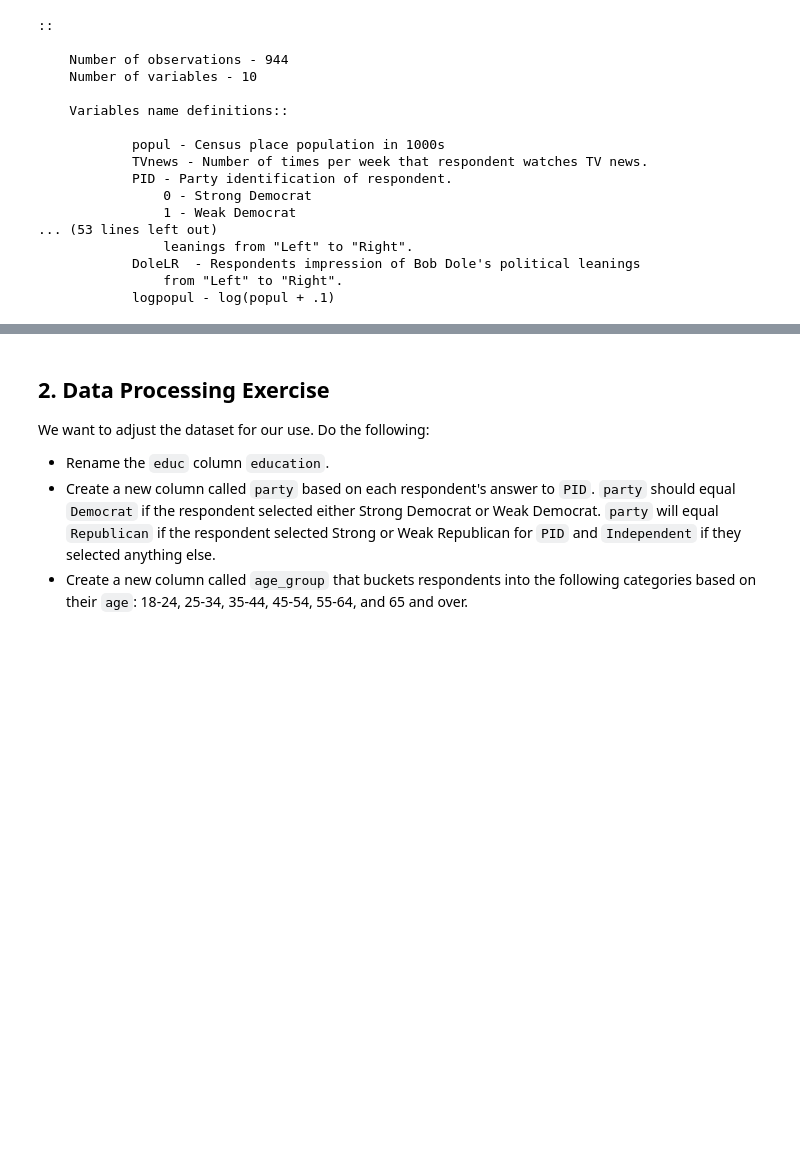
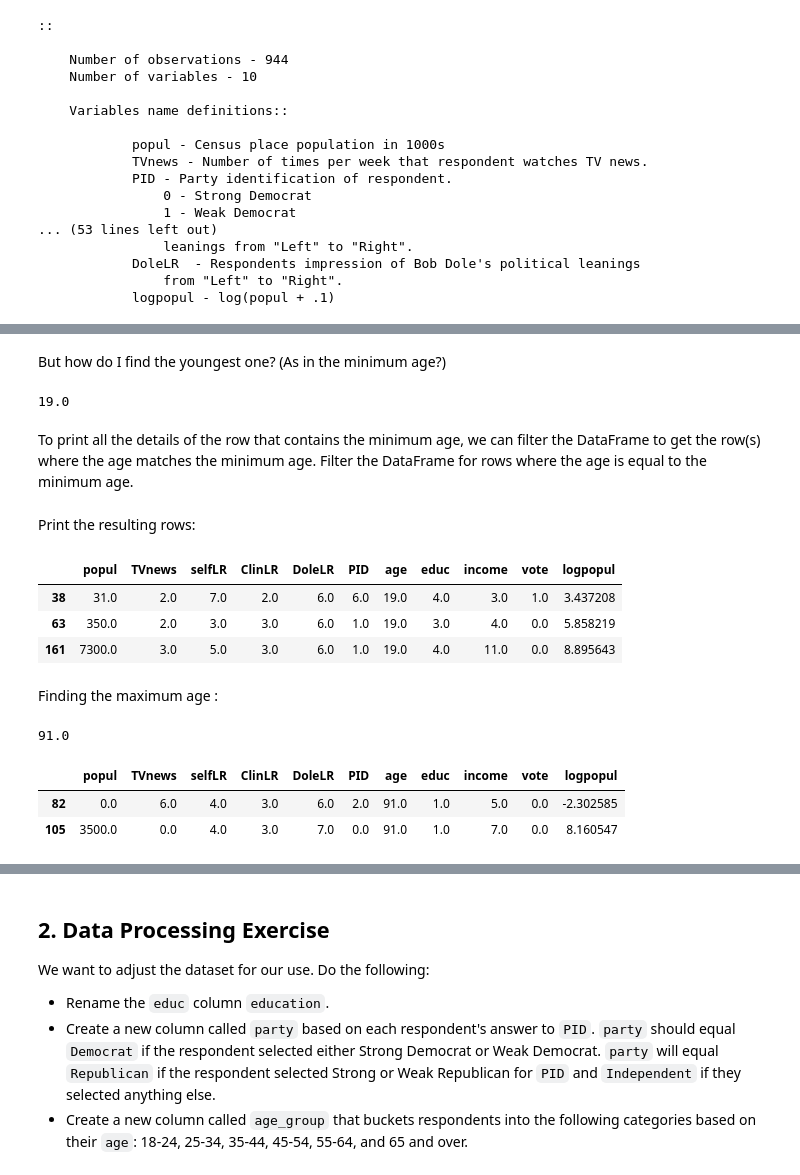
Before and after one commit to Angeliki1983/Pandas-Practice, a Jupyter notebook: Python_pandas_Practice_Problems_UC_Berkeley_MIDS_notebook.ipynb, the cells around one changed output, grey strips where cells are left out. Drawn from its saved outputs; the diff is of its cells as text; code cells hidden in the pictures; blank space fills up the shorter version.

```diff
--- a/Python_pandas_Practice_Problems_UC_Berkeley_MIDS_notebook.ipynb
+++ b/Python_pandas_Practice_Problems_UC_Berkeley_MIDS_notebook.ipynb
@@ -94,0 +101,24 @@ Our DataFrame (`df`) contains data on registered voters in the United States, in
+# %% [markdown]
+But how do I find the youngest one? (As in the minimum age?)
+# %%
+minimum_age = df['age'].min()
+# %%
+minimum_age
+# %% [output]
+19.0
+# %% [markdown]
+To print all the details of the row that contains the minimum age, we can filter the DataFrame to get the row(s) where the age matches the minimum age.
+Filter the DataFrame for rows where the age is equal to the minimum age.
+# %%
+minimum_age_info = df[df['age'] == minimum_age]
+# %% [markdown]
+Print the resulting rows:
+# %%
+minimum_age_info
+# %% [output]
+|  | popul | TVnews | selfLR | ClinLR | DoleLR | PID | age | educ | income | vote | logpopul |
+| 38 | 31.0 | 2.0 | 7.0 | 2.0 | 6.0 | 6.0 | 19.0 | 4.0 | 3.0 | 1.0 | 3.437208 |
+| 63 | 350.0 | 2.0 | 3.0 | 3.0 | 6.0 | 1.0 | 19.0 | 3.0 | 4.0 | 0.0 | 5.858219 |
+| 161 | 7300.0 | 3.0 | 5.0 | 3.0 | 6.0 | 1.0 | 19.0 | 4.0 | 11.0 | 0.0 | 8.895643 |
+# %% [markdown]
+Finding the maximum age :
@@ -94,0 +127,4 @@ Our DataFrame (`df`) contains data on registered voters in the United States, in
+# %%
+maximum_age
+# %% [output]
+91.0
@@ -94,0 +133,6 @@ Our DataFrame (`df`) contains data on registered voters in the United States, in
+# %%
+maximum_age_info
+# %% [output]
+|  | popul | TVnews | selfLR | ClinLR | DoleLR | PID | age | educ | income | vote | logpopul |
+| 82 | 0.0 | 6.0 | 4.0 | 3.0 | 6.0 | 2.0 | 91.0 | 1.0 | 5.0 | 0.0 | -2.302585 |
+| 105 | 3500.0 | 0.0 | 4.0 | 3.0 | 7.0 | 0.0 | 91.0 | 1.0 | 7.0 | 0.0 | 8.160547 |
```
Also changed, not shown: parts of 27 cells of this notebook.
